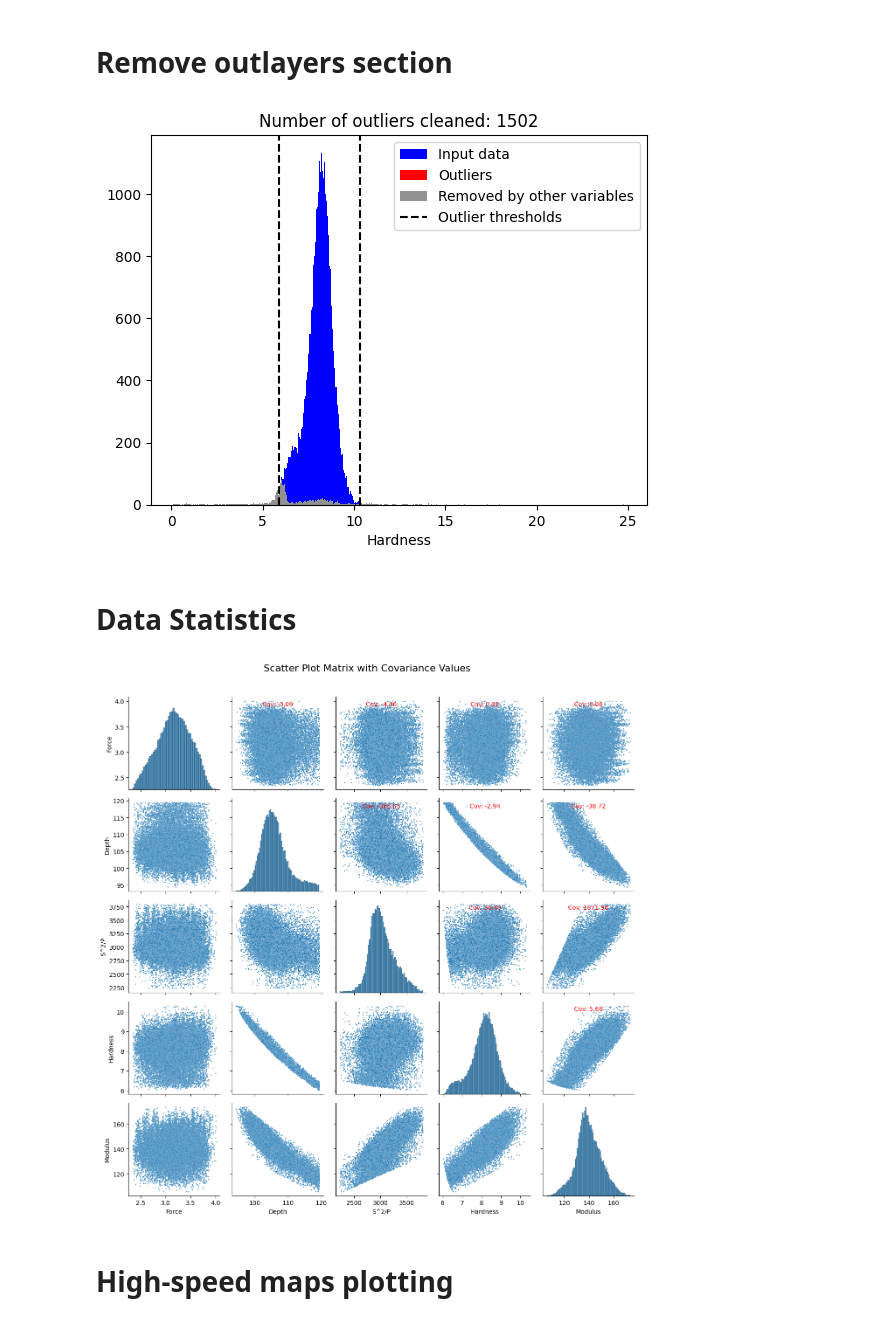
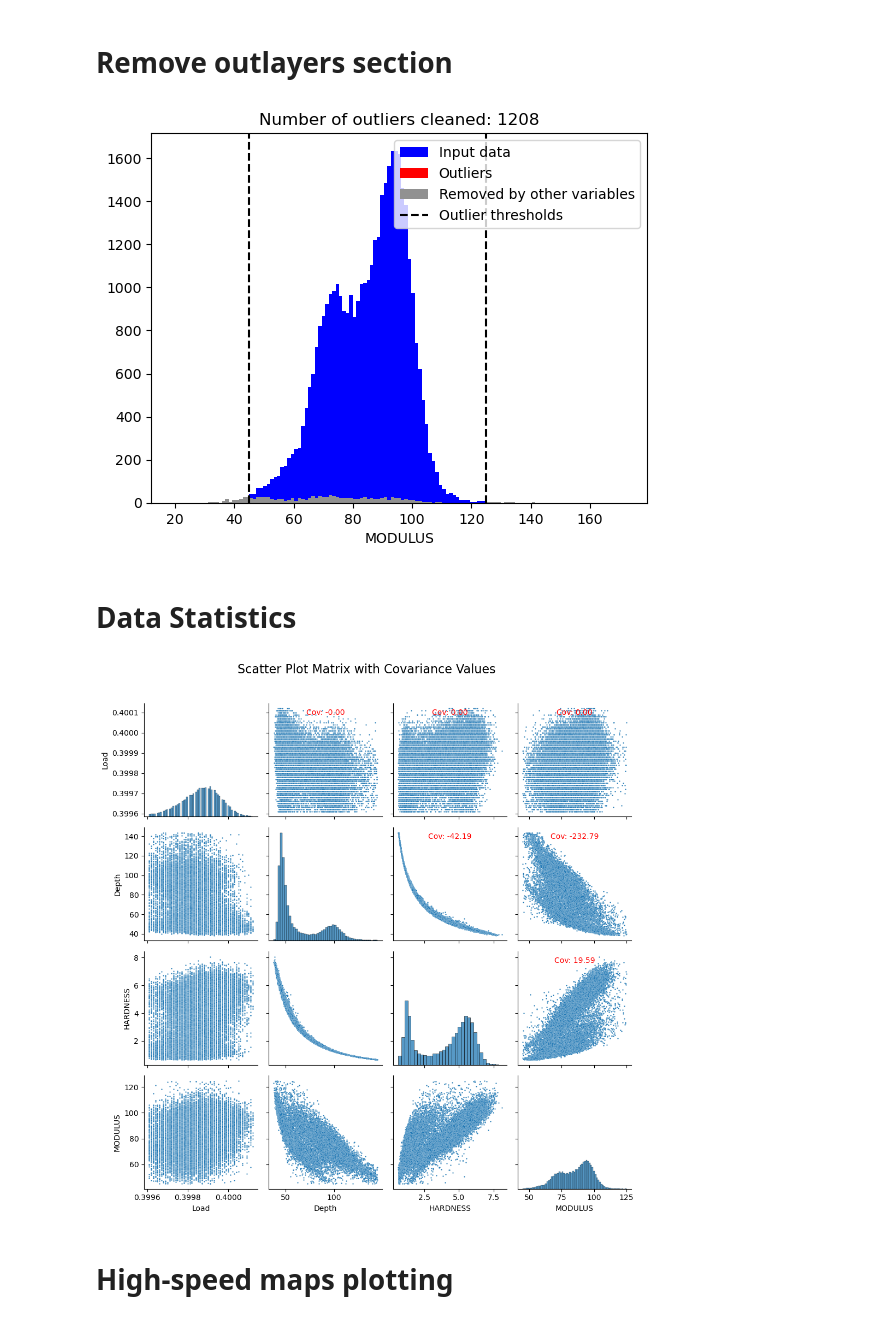
Before and after one commit to edrossi93/mecanano-ml-nanomechanics-tutorial, a Jupyter notebook: notebooks/nanoindentation_ML.ipynb, the cells around one changed output. Saved outputs shown, nothing was run; the diff lists cells and outputs as text; code cells hidden in the pictures.

```diff
--- a/notebooks/nanoindentation_ML.ipynb
+++ b/notebooks/nanoindentation_ML.ipynb
@@ -46,80 +32,83 @@ import pandas as pd
 import numpy as np
 import matplotlib.pyplot as plt
 
-# Assuming ZeroedData is already defined
+# Assuming Data is already defined
 # Remove outliers based on interquartile range (IQR)
-treshold = 2
-Q1 = ZeroedData[['Force', 'Time', 'Depth', 'S^2/P', 'Hardness', 'Modulus']].quantile(0.25)
-Q3 = ZeroedData[['Force', 'Time', 'Depth', 'S^2/P', 'Hardness', 'Modulus']].quantile(0.75)
+treshold = 1.5
+Q1 = Data[['Load', 'Depth', 'HARDNESS', 'MODULUS']].quantile(0.25)
+Q3 = Data[['Load', 'Depth', 'HARDNESS', 'MODULUS']].quantile(0.75)
 IQR = Q3 - Q1
 
 thresholdLow = Q1 - treshold * IQR
 thresholdHigh = Q3 + treshold * IQR
 
-outliers = ((ZeroedData[['Force', 'Time', 'Depth', 'S^2/P', 'Hardness', 'Modulus']] < thresholdLow) |
-            (ZeroedData[['Force', 'Time', 'Depth', 'S^2/P', 'Hardness', 'Modulus']] > thresholdHigh)).any(axis=1)
+outliers = ((Data[['Load', 'Depth', 'HARDNESS', 'MODULUS']] < thresholdLow) |
+            (Data[['Load', 'Depth', 'HARDNESS', 'MODULUS']] > thresholdHigh)).any(axis=1)
 
-filteredData = ZeroedData[~outliers]
-outliersForPlot = ZeroedData[outliers]
+filteredData = Data[~outliers]
+outliersForPlot = Data[outliers]
+
+# Variable to show:
+show_var = 'MODULUS'
 
 # Display results
 plt.figure()
-bin_edges = np.histogram_bin_edges(ZeroedData['Hardness'], bins='auto')
-bin_edges = np.unique(np.concatenate((bin_edges, [thresholdLow['Hardness'], thresholdHigh['Hardness']])))
+bin_edges = np.histogram_bin_edges(Data[show_var], bins='auto')
+bin_edges = np.unique(np.concatenate((bin_edges, [thresholdLow[show_var], thresholdHigh[show_var]])))
 bin_edges = bin_edges[np.isfinite(bin_edges)]
 
 # Plot input data
-plt.hist(ZeroedData['Hardness'], bins=bin_edges, alpha=1, label='Input data', color='blue')
+plt.hist(Data[show_var], bins=bin_edges, alpha=1, label='Input data', color='blue')
 
 # Plot outliers
-plt.hist(outliersForPlot['Hardness'], bins=bin_edges, alpha=1, label='Outliers', color='red')
+plt.hist(outliersForPlot[show_var], bins=bin_edges, alpha=1, label='Outliers', color='red')
 
 # Plot data removed by other variables
-mask = outliers & ~outliersForPlot['Hardness'].isna()
-plt.hist(ZeroedData['Hardness'][mask], bins=bin_edges, alpha=1, label='Removed by other variables', color=[145/255, 145/255, 145/255])
+mask = outliers & ~outliersForPlot[show_var].isna()
+plt.hist(Data[show_var][mask], bins=bin_edges, alpha=1, label='Removed by other variables', color=[145/255, 145/255, 145/255])
 
 # Plot outlier thresholds
-plt.axvline(thresholdLow['Hardness'], color='black', linestyle='--', label='Outlier thresholds')
-plt.axvline(thresholdHigh['Hardness'], color='black', linestyle='--')
+plt.axvline(thresholdLow[show_var], color='black', linestyle='--', label='Outlier thresholds')
+plt.axvline(thresholdHigh[show_var], color='black', linestyle='--')
 
 plt.title(f"Number of outliers cleaned: {outliersForPlot.shape[0]}")
 plt.legend()
-plt.xlabel("Hardness")
+plt.xlabel(show_var)
 plt.show()
 # %% [output]
-[figure, old version]
+[figure, new version]
 # %% [markdown]
 # Data Statistics
 # %%
 import numpy as np
 import pandas as pd
 import matplotlib.pyplot as plt
 import seaborn as sns
 
-# Assuming filteredData is a DataFrame with 'XPosition', 'YPosition', 'Modulus', and 'Hardness' columns
+# Assuming filteredData is a DataFrame with 'X Position', 'X Position', 'MODULUS', and 'HARDNESS' columns
 
 # Select the relevant columns
-data = filteredData[['Force', 'Depth', 'S^2/P', 'Hardness', 'Modulus']]
+data = filteredData[['Load', 'Depth', 'HARDNESS', 'MODULUS']]
 
 # Compute the covariance matrix
 cov_matrix = data.cov()
 
 # Create a pairplot with scatter plots and histograms
 pairplot = sns.pairplot(data, kind='scatter', diag_kind='hist', plot_kws={'s': 3})
 
 # Add the covariance values to the plots
 for i, j in zip(*np.triu_indices_from(cov_matrix, 1)):
     ax = pairplot.axes[i, j]
     ax.annotate(f'Cov: {cov_matrix.iloc[i, j]:.2f}', xy=(0.5, 0.9), xycoords='axes fraction', ha='center', fontsize=10, color='red')
 
 plt.suptitle('Scatter Plot Matrix with Covariance Values', y=1.02, fontsize=16)
 
 # Adjust layout to avoid overlap
 plt.tight_layout()
 
 # Show the plot
 plt.show()
 # %% [output]
-[figure, old version]
+[figure, new version]
 # %% [markdown]
 # High-speed maps plotting
```
Also changed, not shown: parts of 14 cells of this notebook, 1 other file.
